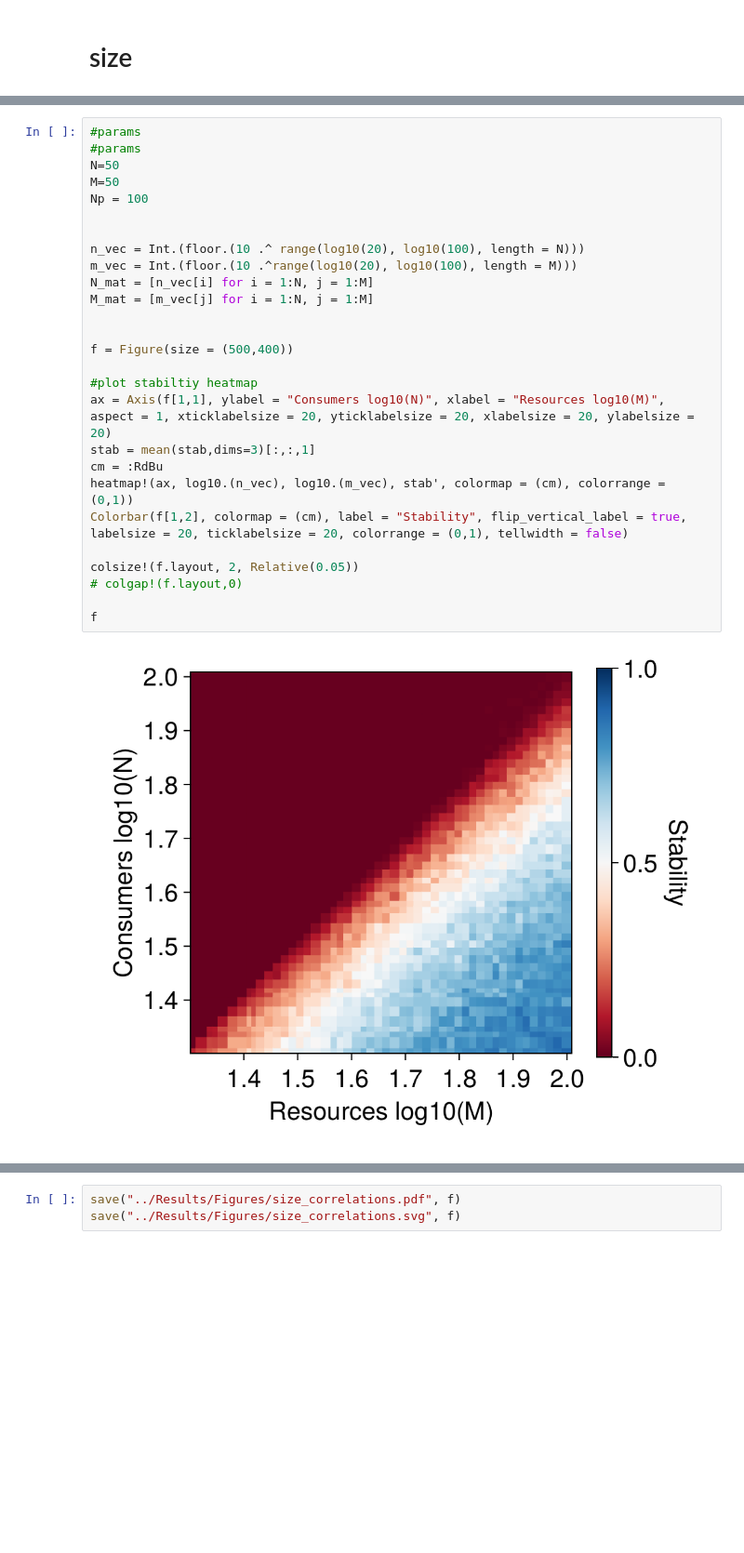
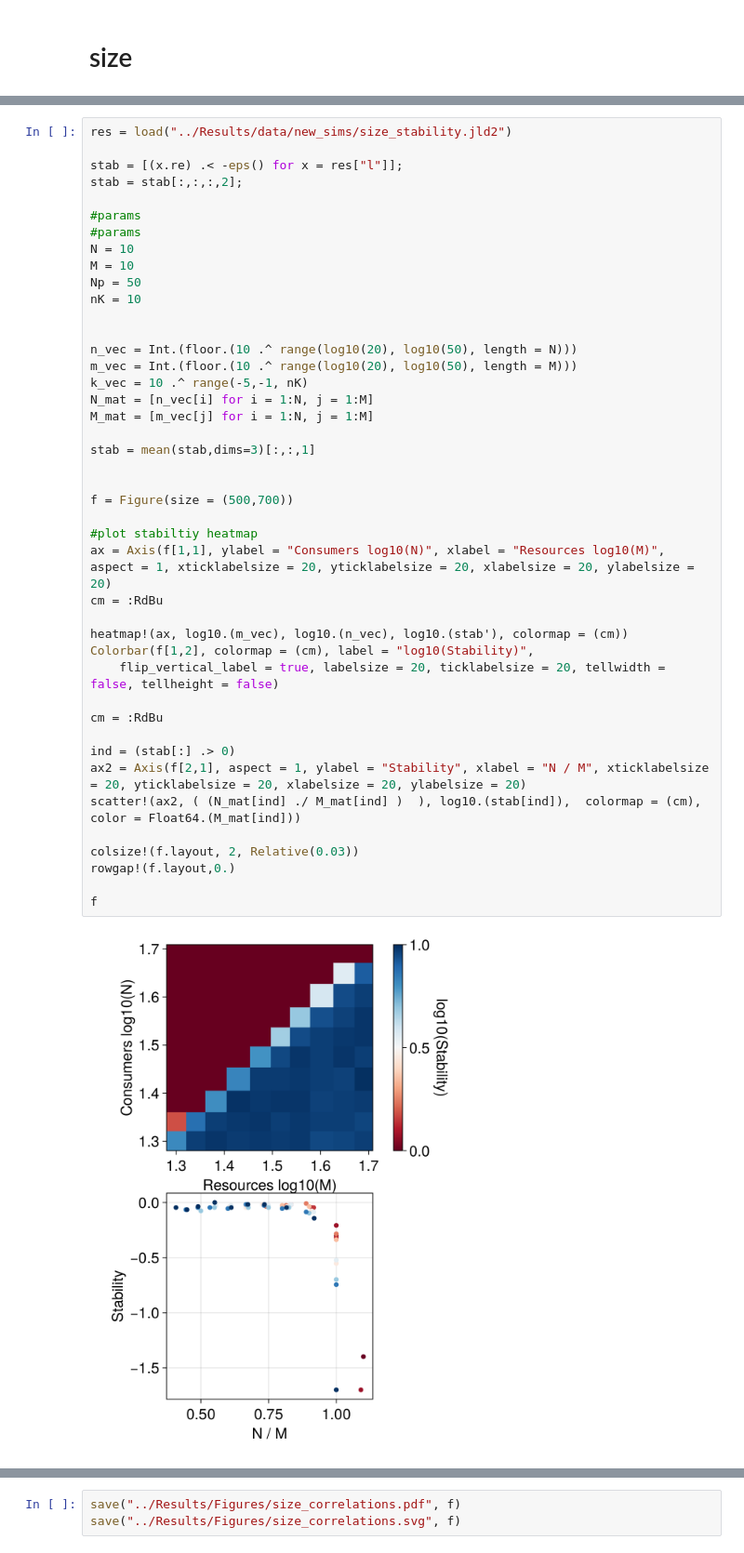
Before and after one commit to CleggTom/MiCRM_stability, a Jupyter notebook: Notebooks/Untitled1.ipynb, the cells around one changed output, grey strips where cells are left out. Shown at 93% size. Cells and saved outputs as stored; diff of their text form; blank space fills up the shorter version.

```diff
--- a/Notebooks/Untitled1.ipynb
+++ b/Notebooks/Untitled1.ipynb
@@ -87,29 +144,45 @@ stab = [x.re < -1e-6 for x = res["l"]];
 # %%
+res = load("../Results/data/new_sims/size_stability.jld2")
+
+stab = [(x.re) .< -eps() for x = res["l"]];
+stab = stab[:,:,:,2];
+
 #params
 #params
-N=50
-M=50
-Np = 100
+N = 10
+M = 10
+Np = 50
+nK = 10
 
 
-n_vec = Int.(floor.(10 .^ range(log10(20), log10(100), length = N)))
-m_vec = Int.(floor.(10 .^range(log10(20), log10(100), length = M)))
+n_vec = Int.(floor.(10 .^ range(log10(20), log10(50), length = N)))
+m_vec = Int.(floor.(10 .^ range(log10(20), log10(50), length = M)))
+k_vec = 10 .^ range(-5,-1, nK)
 N_mat = [n_vec[i] for i = 1:N, j = 1:M]
 M_mat = [m_vec[j] for i = 1:N, j = 1:M]
 
+stab = mean(stab,dims=3)[:,:,1]
 
-f = Figure(size = (500,400))
+
+f = Figure(size = (500,700))
 
 #plot stabiltiy heatmap
 ax = Axis(f[1,1], ylabel = "Consumers log10(N)", xlabel = "Resources log10(M)", aspect = 1, xticklabelsize = 20, yticklabelsize = 20, xlabelsize = 20, ylabelsize = 20)
-stab = mean(stab,dims=3)[:,:,1]
 cm = :RdBu
-heatmap!(ax, log10.(n_vec), log10.(m_vec), stab', colormap = (cm), colorrange = (0,1))
-Colorbar(f[1,2], colormap = (cm), label = "Stability", flip_vertical_label = true, labelsize = 20, ticklabelsize = 20, colorrange = (0,1), tellwidth = false)
 
-colsize!(f.layout, 2, Relative(0.05))
-# colgap!(f.layout,0)
+heatmap!(ax, log10.(m_vec), log10.(n_vec), log10.(stab'), colormap = (cm))
+Colorbar(f[1,2], colormap = (cm), label = "log10(Stability)",
+    flip_vertical_label = true, labelsize = 20, ticklabelsize = 20, tellwidth = false, tellheight = false)
+
+cm = :RdBu
+
+ind = (stab[:] .> 0)
+ax2 = Axis(f[2,1], aspect = 1, ylabel = "Stability", xlabel = "N / M", xticklabelsize = 20, yticklabelsize = 20, xlabelsize = 20, ylabelsize = 20)
+scatter!(ax2, ( (N_mat[ind] ./ M_mat[ind] )  ), log10.(stab[ind]),  colormap = (cm), color = Float64.(M_mat[ind]))
+
+colsize!(f.layout, 2, Relative(0.03))
+rowgap!(f.layout,0.)
 
 f
 # %% [output]
-[figure, old version]
+[figure, new version]
```
Also changed, not shown: parts of 19 cells of this notebook, 1 other file.
